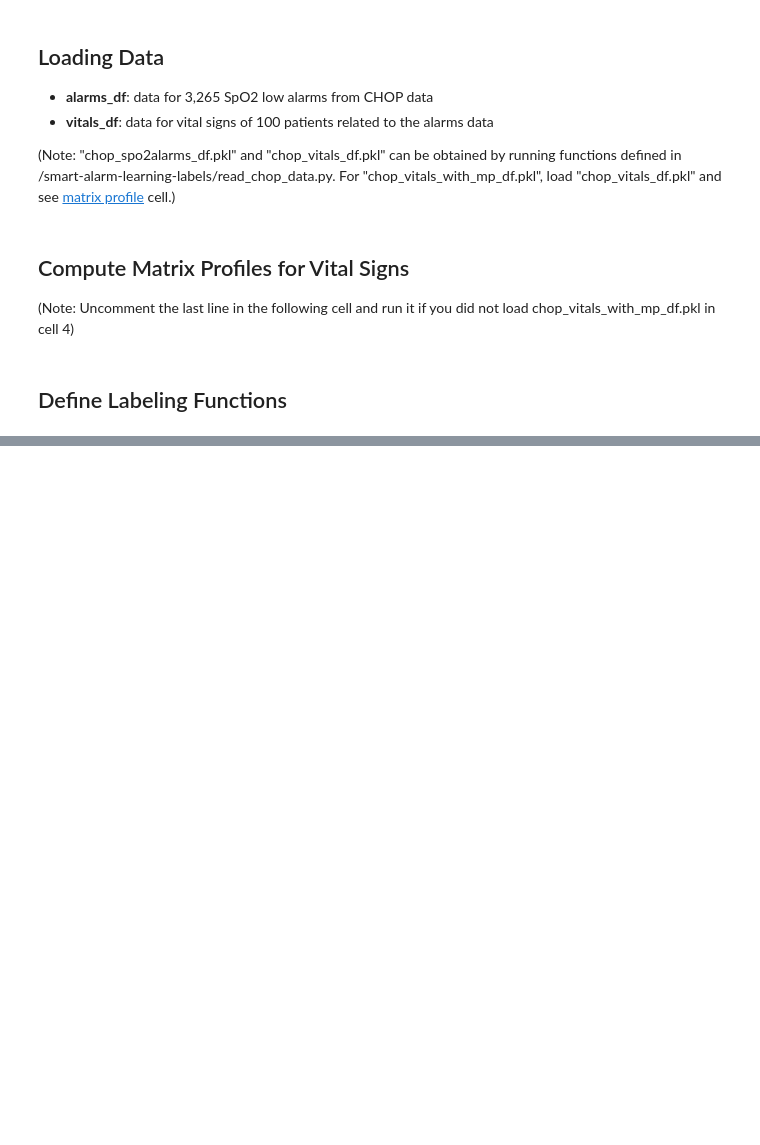
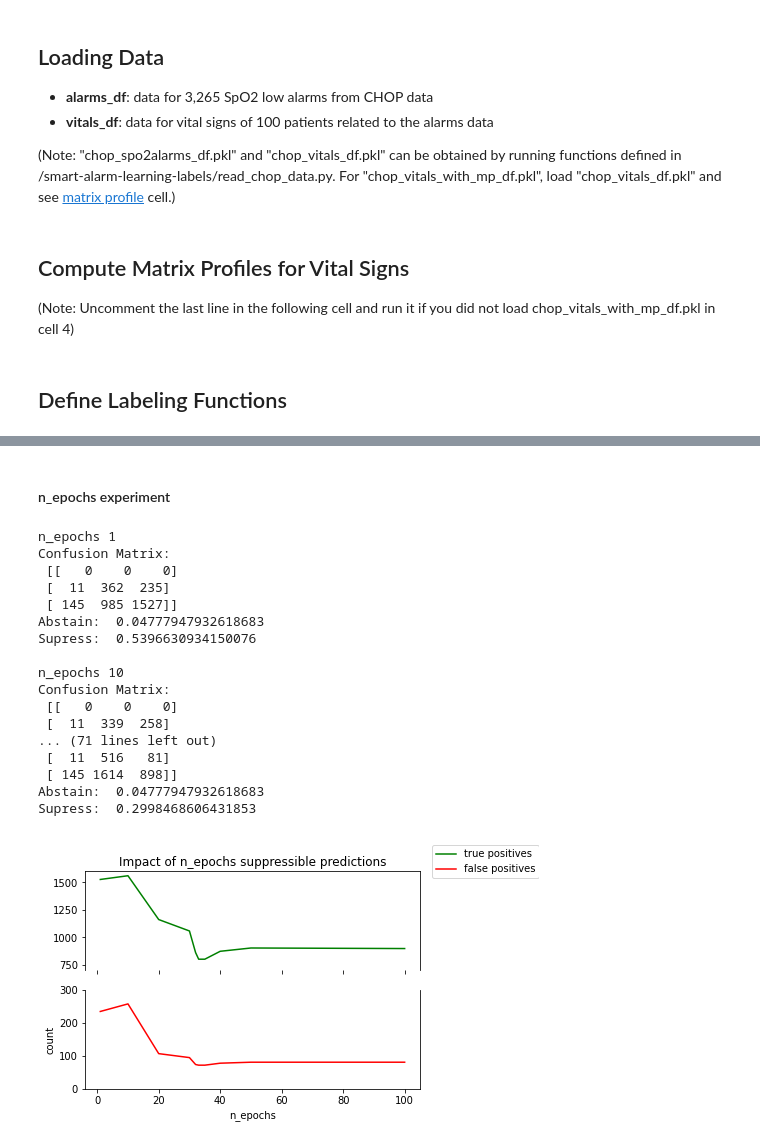
Before and after one commit to sfpugh/smart-alarm-learning-labels, a Jupyter notebook: learn_labels.ipynb, the cells around one changed output, grey strips where cells are left out. Saved outputs shown, nothing was run; the diff lists cells and outputs as text; code cells hidden in the pictures; blank space fills up the shorter version.

```diff
--- a/learn_labels.ipynb
+++ b/learn_labels.ipynb
@@ -970,20 +1045 @@ pred_thres_analysis(y_proba)
 False positives are instances where the model labels a not-suppressible alarm as suppressible. We need to drive this number to zero since it would be very bad to advise a clinician to ignore an alarm that actually needs to payed attention to.
-# %%
-preds = zip(y_pred, alarms_df.true_label)
-fal_pos_idx = [i for i, x in enumerate(preds) if (x[0] == SUPPRESSIBLE) and (x[1] == NOT_SUPPRESSIBLE)]
-fal_pos = L_train[fal_pos_idx]
-
-for i in range(0, fal_pos.shape[0]):
-    for j in range(0, fal_pos.shape[1]):
-        if fal_pos[i,j] == SUPPRESSIBLE:
-            fal_pos[i,j] = 1
-        else:
-            fal_pos[i,j] = 0
-
-lf_mistakes = np.sum(fal_pos, axis=0)
-
-plt.figure(figsize=(20,5))
-plt.bar(range(len(lfs)), lf_mistakes)
-plt.xticks(range(len(lfs)), lfs, rotation=90)
-plt.ylabel('Count labels supppressible ')
-plt.show()
@@ -1013,0 +1108,52 @@ for n_epochs in epochs_range:
+# %% [markdown]
+#### n_epochs experiment
+# %%
+epochs_range = [1,10,20,30,32,33,34,35,40,50,100] #,500,1000,5000,10000]
+
+fp = np.zeros(len(epochs_range))
+tp = np.zeros(len(epochs_range))
+
+for i, n_epochs in enumerate(epochs_range):
+    l_model_epochs = LabelModel(cardinality=2, verbose=True)
+    l_model_epochs.fit(L_train, n_epochs=n_epochs)
+    y_pred = l_model_epochs.predict(L_train)
+    conf_mtx = confusion_matrix(alarms_df.true_label, y_pred)
+    fp[i] = conf_mtx[1][2]
+    tp[i] = conf_mtx[2][2]
+
+    print('n_epochs ' + str(n_epochs))
+    print('Confusion Matrix: \n', conf_mtx)
+    print('Abstain: ', np.sum(y_pred == ABSTAIN) / alarms_df.shape[0])
+    print('Supress: ', np.sum(y_pred == SUPPRESSIBLE) / alarms_df.shape[0], '\n')
+
+fig,(ax1,ax2) = plt.subplots(2, 1, sharex=True)
+ax1.set_ylim(700,1600)
+ax2.set_ylim(0,300)
+ax1.plot(epochs_range, tp, 'g', label='true positives')
+ax2.plot(epochs_range, fp, 'r', label='false positives')
+ax1.set_title('Impact of n_epochs suppressible predictions')
+ax1.spines['bottom'].set_visible(False)
+ax2.spines['top'].set_visible(False)
+plt.xlabel('n_epochs')
+plt.ylabel('count')
+fig.legend(bbox_to_anchor=(0.9,1), loc="upper left")
+plt.show()
+# %% [output]
+n_epochs 1
+Confusion Matrix:
+ [[   0    0    0]
+ [  11  362  235]
+ [ 145  985 1527]]
+Abstain:  0.04777947932618683
+Supress:  0.5396630934150076
+
+n_epochs 10
+Confusion Matrix:
+ [[   0    0    0]
+ [  11  339  258]
+... (71 lines left out)
+ [  11  516   81]
+ [ 145 1614  898]]
+Abstain:  0.04777947932618683
+Supress:  0.2998468606431853
+[figure, added]
```
Also changed, not shown: parts of 40 cells of this notebook.
